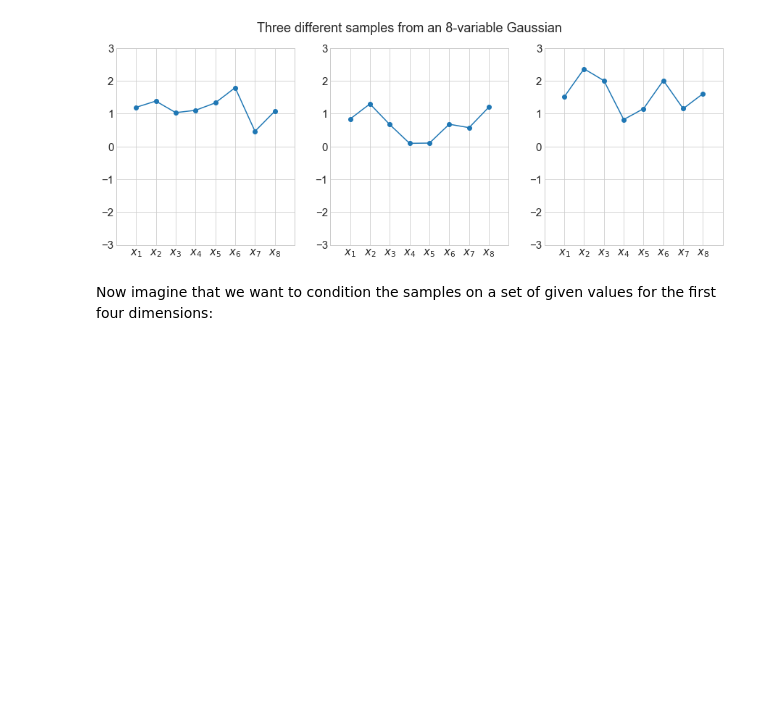
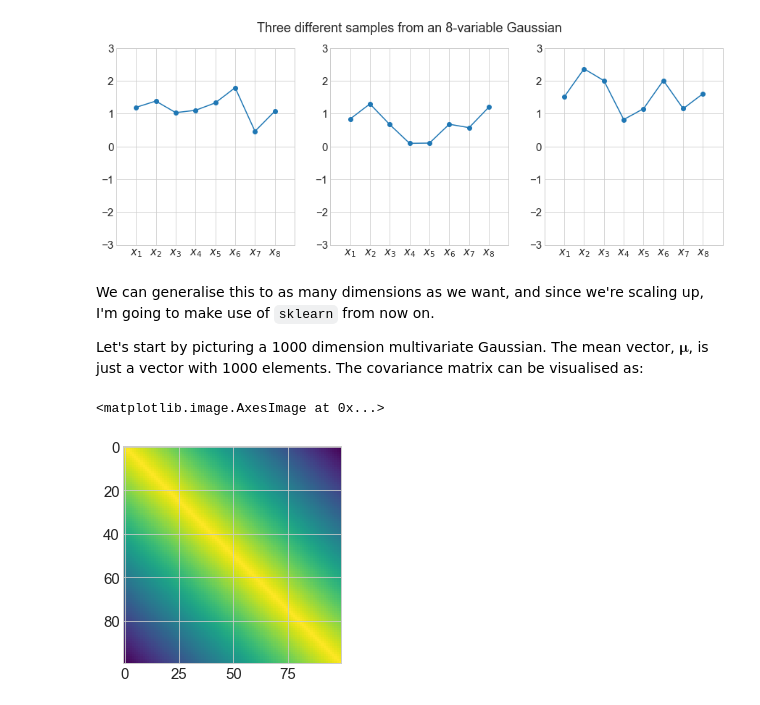
Before and after one commit to jack-willturner/notes, a Jupyter notebook: Gaussian Processes for Regression Tasks.ipynb, the cells around one changed output. Saved outputs shown, nothing was run; the diff lists cells and outputs as text; code cells hidden in the pictures; blank space fills up the shorter version.

```diff
--- a/Gaussian Processes for Regression Tasks.ipynb
+++ b/Gaussian Processes for Regression Tasks.ipynb
@@ -431,5 +431,21 @@ fig.suptitle('Three different samples from an 8-variable Gaussian')
 plt.show()
 # %% [output]
 [figure]
-# %% [markdown]
-Now imagine that we want to condition the samples on a set of given values for the first four dimensions:
+# %% [markdown]
+We can generalise this to as many dimensions as we want, and since we're scaling up, I'm going to make use of `sklearn` from now on.
+
+Let's start by picturing a 1000 dimension multivariate Gaussian. The mean vector, $\mathbf{\mu}$, is just a vector with 1000 elements. The covariance matrix can be visualised as:
+# %%
+mu  = [0.5]*100
+cov_a = np.linspace(1, 0., 100)
+
+def symmetricize(arr1D): # https://stackoverflow.com/questions/38747311/how-to-create-a-symmetric-matrix-from-a-numpy-1d-array-the-most-efficient-way
+    ID = np.arange(arr1D.size)
+    return arr1D[np.abs(ID - ID[:,None])]
+
+cov = symmetricize(cov_a)
+
+plt.imshow(cov, cmap='viridis')
+# %% [output]
+<matplotlib.image.AxesImage at 0x...>
+[figure, added]
```
Also changed, not shown: parts of 1 cell of this notebook.
